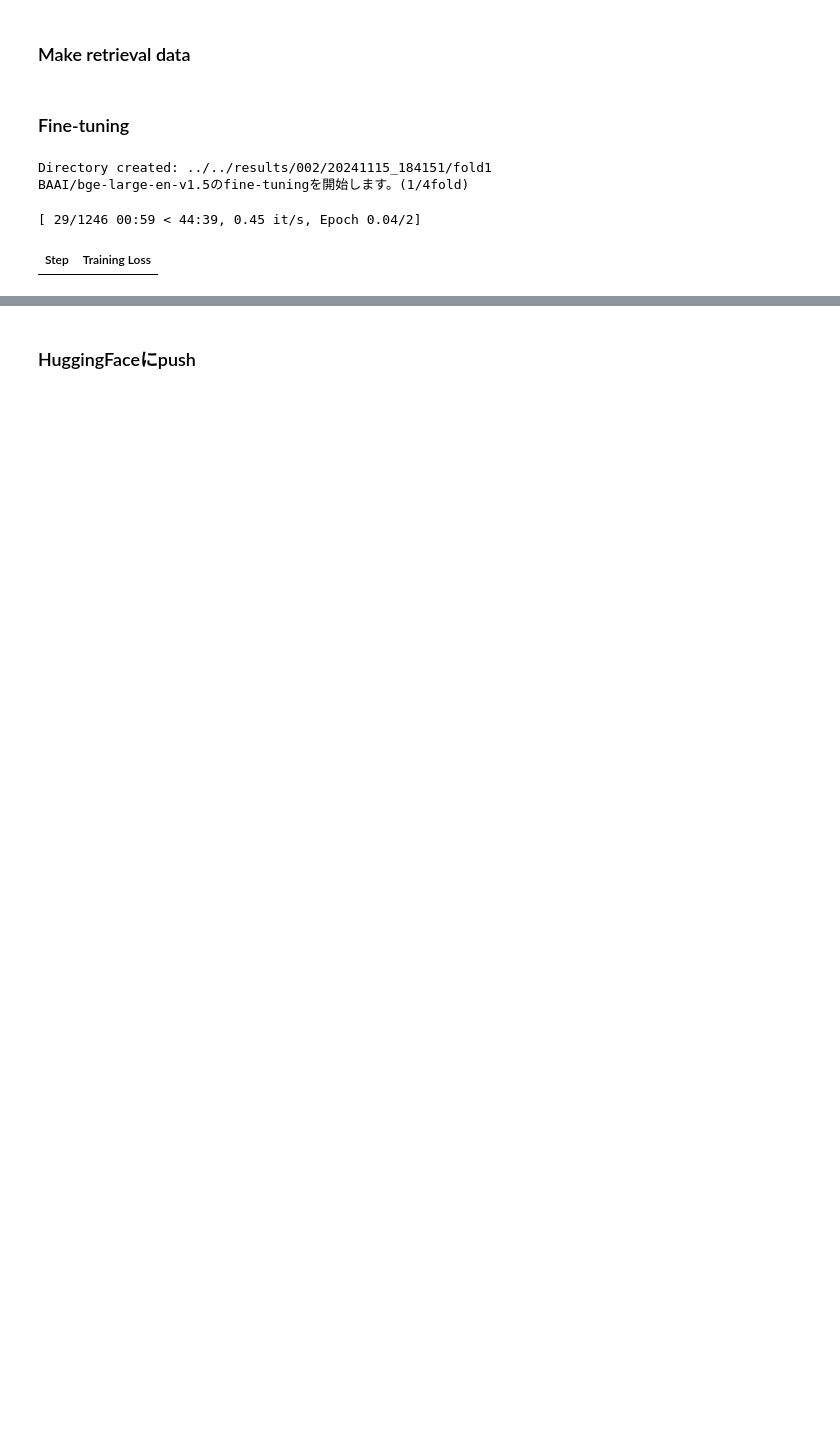
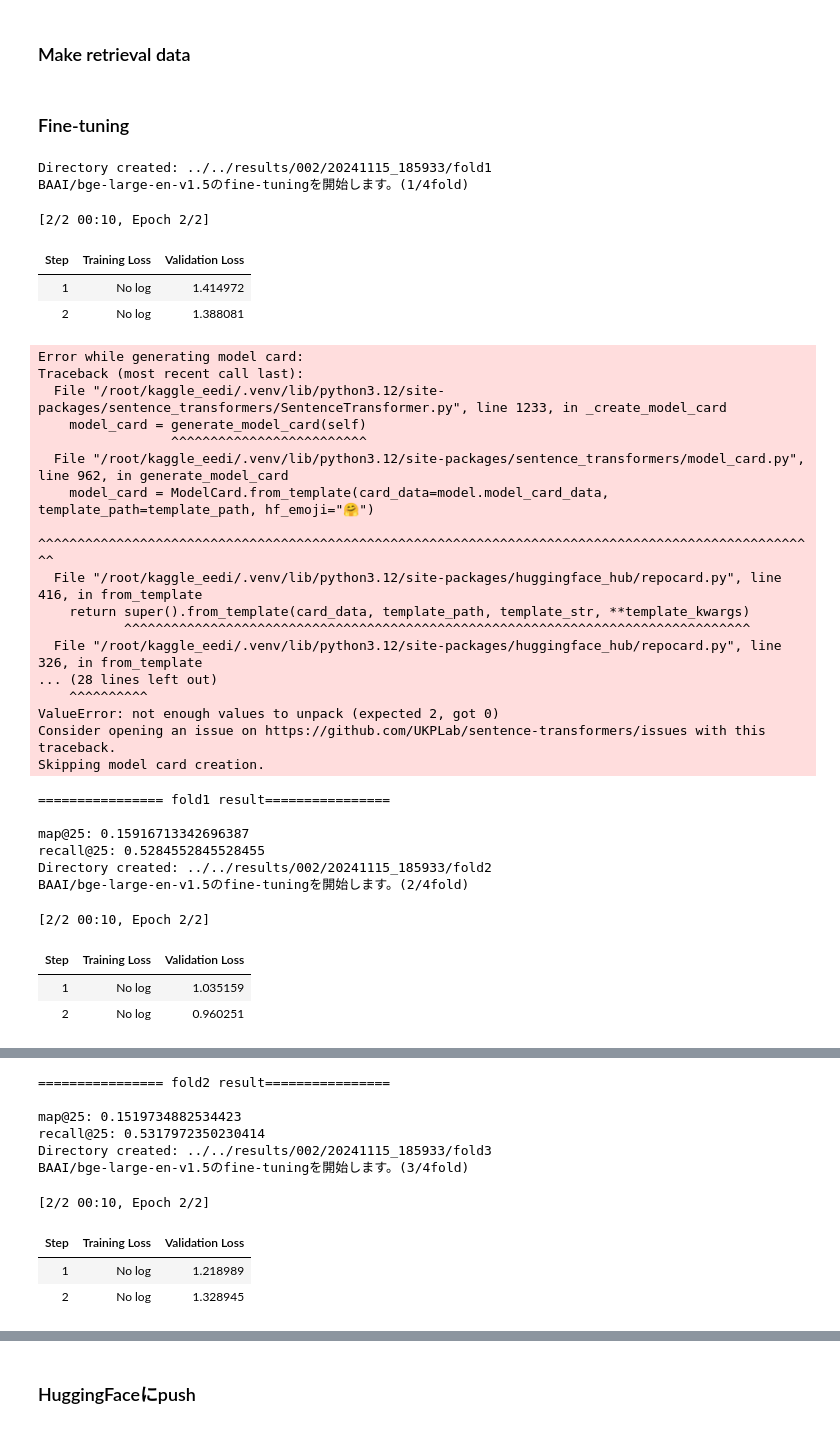
Before and after one commit to marumarukun/kaggle_eedi, a Jupyter notebook: exp/002/fine_tuning_cv.ipynb, the cells around one changed output, grey strips where cells are left out. Drawn from its saved outputs; the diff is of its cells as text; code cells hidden in the pictures; blank space fills up the shorter version.

```diff
--- a/exp/002/fine_tuning_cv.ipynb
+++ b/exp/002/fine_tuning_cv.ipynb
@@ -168,7 +168,7 @@ sample_submission = pl.read_csv(cfg.data.sample_submission_path, try_parse_dates
 mapping = pl.read_csv(cfg.data.mapping_path, try_parse_dates=True)
 
 # CV
-gkf = StratifiedGroupKFold(n_splits=4, shuffle=True, random_state=cfg.seed)
+gkf = StratifiedGroupKFold(n_splits=5, shuffle=True, random_state=cfg.seed)
 # %%
 # trainの前処理
 train_long = preprocess_train(train)
@@ -246,10 +246,12 @@ for i, (train_idx, valid_idx) in enumerate(
     model = SentenceTransformer(cfg.model.model_name)
 
     train_retrieved = make_retrieval_data(train_long[train_idx], mapping, model, cfg.k)
+    valid_retrieved = make_retrieval_data(train_long[valid_idx], mapping, model, cfg.k)
     train_dataset = Dataset.from_polars(train_retrieved)
+    valid_dataset = Dataset.from_polars(valid_retrieved)
     if DEBUG:
         train_dataset = train_dataset.select(range(50))
-
+        valid_dataset = valid_dataset.select(range(50))
     loss = MultipleNegativesRankingLoss(model)
 
     print(f"{cfg.model.model_name}のfine-tuningを開始します。({i+1}/{gkf.n_splits}fold)")
@@ -271,13 +273,18 @@ for i, (train_idx, valid_idx) in enumerate(
         batch_sampler=BatchSamplers.NO_DUPLICATES,  # no duplicate samples in a batch
         # Optional tracking/debugging parameters:
         lr_scheduler_type="cosine_with_restarts",
+        evaluation_strategy="steps",
+        eval_steps=0.1,
         save_strategy="steps",
         save_steps=0.1,
-        save_total_limit=3,
+        save_total_limit=1,
+        load_best_model_at_end=True,
+        metric_for_best_model="loss",
+        greater_is_better=False,
         logging_steps=100,
         # report_to=REPORT_TO,  # Will be used in W&B if `wandb` is installed
         # run_name=EXP_NAME,
-        do_eval=False,
+        do_eval=True,
     )
 
     trainer = SentenceTransformerTrainer(
@@ -287,15 +294,12 @@ for i, (train_idx, valid_idx) in enumerate(
         # train_dataset=train_dataset.select_columns(
         #     ["AllText", "MisconceptionName_with_SubjectNames", "PredictMisconceptionName_with_SubjectNames"]
         # ),
+        eval_dataset=valid_dataset.select_columns(["AllText", "MisconceptionName", "PredictMisconceptionName"]),
         loss=loss,
     )
 
     trainer.train()
     model.save_pretrained(save_dir, create_model_card=False)
-
-    # 保存したベストモデルをロード（最新のチェックポイントを取得してロード）
-    best_model_path = get_last_checkpoint(save_dir)
-    best_model = SentenceTransformer(best_model_path)
 
     # 評価
 
@@ -306,33 +310,62 @@ for i, (train_idx, valid_idx) in enumerate(
     misconception_mapping_vec = model.encode(mapping["MisconceptionName"].to_list(), normalize_embeddings=True)
     # 問題文と誤概念のコサイン類似度を計算
     valid_cos_sim_arr = cosine_similarity(valid_long_vec, misconception_mapping_vec)
     # コサイン類似度が高い順にソート
     valid_sorted_indices = np.argsort(-valid_cos_sim_arr, axis=1)
     # 各問題に対してk個の予測誤概念IDを追加
     valid_long = valid_long.with_columns(
         pl.Series(valid_sorted_indices[:, : cfg.k].tolist()).alias("PredictMisconceptionId")
     )
 
     actual_misconception_ids = [[mis_id] for mis_id in valid_long["MisconceptionId"].to_list()]
     predicted_misconception_ids = valid_long["PredictMisconceptionId"].to_list()
     # map@25
     map_score = mapk(actual_misconception_ids, predicted_misconception_ids, k=25)
     map_scores.append(map_score)
 
     # recall@25
     recall_score = recall_at_k(actual_misconception_ids, predicted_misconception_ids, k=25)
     recall_scores.append(recall_score)
 
     print(f"\n================ fold{i+1} result================\n")
     print(f"map@25: {map_score}")
     print(f"recall@25: {recall_score}")
 
 
 print("\n================CV result================\n")
 print(f"map@25: {np.mean(map_scores)}")
 print(f"recall@25: {np.mean(recall_scores)}")
 # %% [output]
-Directory created: ../../results/002/20241115_184151/fold1
+Directory created: ../../results/002/20241115_185933/fold1
 BAAI/bge-large-en-v1.5のfine-tuningを開始します。(1/4fold)
-[ 29/1246 00:59 < 44:39, 0.45 it/s, Epoch 0.04/2]
+[2/2 00:10, Epoch 2/2]
-| Step | Training Loss |
+| Step | Training Loss | Validation Loss |
+| 1 | No log | 1.414972 |
+| 2 | No log | 1.388081 |
+Error while generating model card:
+Traceback (most recent call last):
+  File "/root/kaggle_eedi/.venv/lib/python3.12/site-packages/sentence_transformers/SentenceTransformer.py", line 1233, in _create_model_card
+    model_card = generate_model_card(self)
+                 ^^^^^^^^^^^^^^^^^^^^^^^^^
+  File "/root/kaggle_eedi/.venv/lib/python3.12/site-packages/sentence_transformers/model_card.py", line 962, in generate_model_card
+    model_card = ModelCard.from_template(card_data=model.model_card_data, template_path=template_path, hf_emoji="🤗")
+                 ^^^^^^^^^^^^^^^^^^^^^^^^^^^^^^^^^^^^^^^^^^^^^^^^^^^^^^^^^^^^^^^^^^^^^^^^^^^^^^^^^^^^^^^^^^^^^^^^^^^^
+  File "/root/kaggle_eedi/.venv/lib/python3.12/site-packages/huggingface_hub/repocard.py", line 416, in from_template
+    return super().from_template(card_data, template_path, template_str, **template_kwargs)
+           ^^^^^^^^^^^^^^^^^^^^^^^^^^^^^^^^^^^^^^^^^^^^^^^^^^^^^^^^^^^^^^^^^^^^^^^^^^^^^^^^
+  File "/root/kaggle_eedi/.venv/lib/python3.12/site-packages/huggingface_hub/repocard.py", line 326, in from_template
+... (28 lines left out)
+    ^^^^^^^^^^
+ValueError: not enough values to unpack (expected 2, got 0)
+Consider opening an issue on https://github.com/UKPLab/sentence-transformers/issues with this traceback.
+Skipping model card creation.
+================ fold1 result================
+
+map@25: 0.15916713342696387
+recall@25: 0.5284552845528455
+Directory created: ../../results/002/20241115_185933/fold2
+BAAI/bge-large-en-v1.5のfine-tuningを開始します。(2/4fold)
+[2/2 00:10, Epoch 2/2]
+| Step | Training Loss | Validation Loss |
+| 1 | No log | 1.035159 |
+| 2 | No log | 0.960251 |
@@ -338,0 +389,10 @@ BAAI/bge-large-en-v1.5のfine-tuningを開始します。(1/4fold)
+================ fold2 result================
+
+map@25: 0.1519734882534423
+recall@25: 0.5317972350230414
+Directory created: ../../results/002/20241115_185933/fold3
+BAAI/bge-large-en-v1.5のfine-tuningを開始します。(3/4fold)
+[2/2 00:10, Epoch 2/2]
+| Step | Training Loss | Validation Loss |
+| 1 | No log | 1.218989 |
+| 2 | No log | 1.328945 |
```
Also changed, not shown: parts of 2 cells of this notebook.
